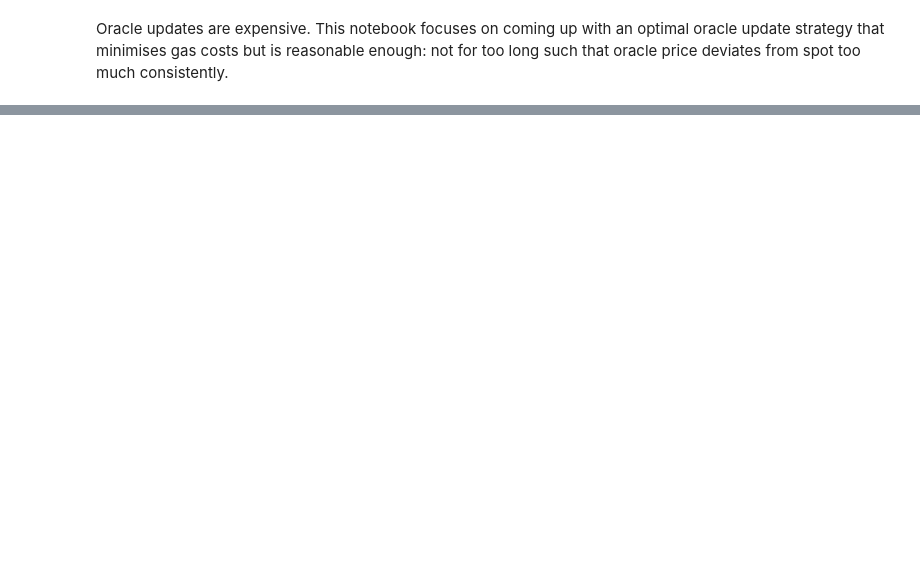
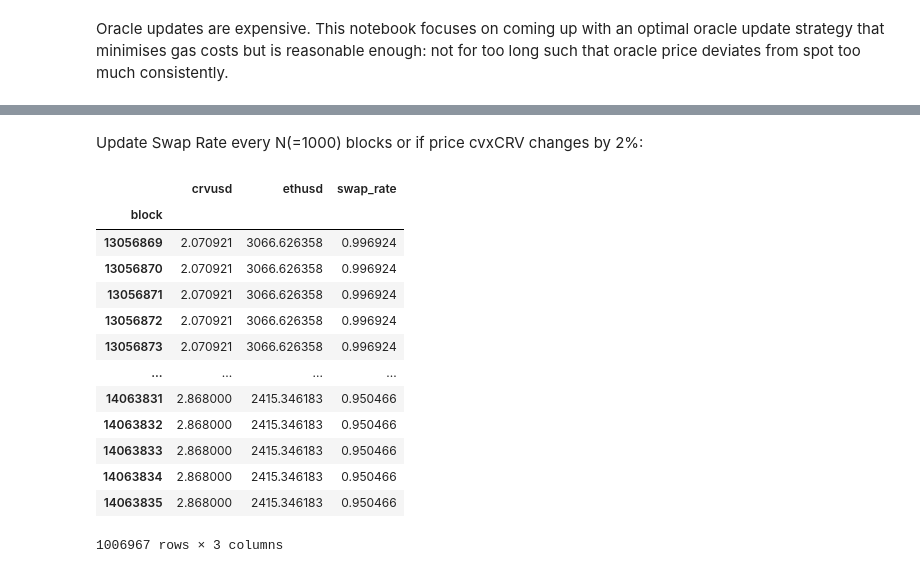
Before and after one commit to bout3fiddy/decentralised_oracle, a Jupyter notebook: scripts/research/optimal_oracle_updates_simulation.ipynb, the cells around one changed output, grey strips where cells are left out. Drawn from its saved outputs; the diff is of its cells as text; code cells hidden in the pictures; blank space fills up the shorter version.

```diff
--- a/scripts/research/optimal_oracle_updates_simulation.ipynb
+++ b/scripts/research/optimal_oracle_updates_simulation.ipynb
@@ -31,0 +61,2 @@ pool_data
+# %% [markdown]
+Update Swap Rate every N(=1000) blocks or if price cvxCRV changes by 2%:
@@ -31,0 +70,19 @@ pool_data
+# %%
+chainlink_data.loc[pool_data.index, 'swap_rate'] = pool_data.cvxcrv_crv_1
+simulation_data = chainlink_data.ffill().dropna()
+simulation_data
+# %% [output]
+|  | crvusd | ethusd | swap_rate |
+| block |  |  |  |
+| 13056869 | 2.070921 | 3066.626358 | 0.996924 |
+| 13056870 | 2.070921 | 3066.626358 | 0.996924 |
+| 13056871 | 2.070921 | 3066.626358 | 0.996924 |
+| 13056872 | 2.070921 | 3066.626358 | 0.996924 |
+| 13056873 | 2.070921 | 3066.626358 | 0.996924 |
+| ... | ... | ... | ... |
+| 14063831 | 2.868000 | 2415.346183 | 0.950466 |
+| 14063832 | 2.868000 | 2415.346183 | 0.950466 |
+| 14063833 | 2.868000 | 2415.346183 | 0.950466 |
+| 14063834 | 2.868000 | 2415.346183 | 0.950466 |
+| 14063835 | 2.868000 | 2415.346183 | 0.950466 |
+1006967 rows × 3 columns
```
Also changed, not shown: parts of 6 cells of this notebook, 1 other file.
